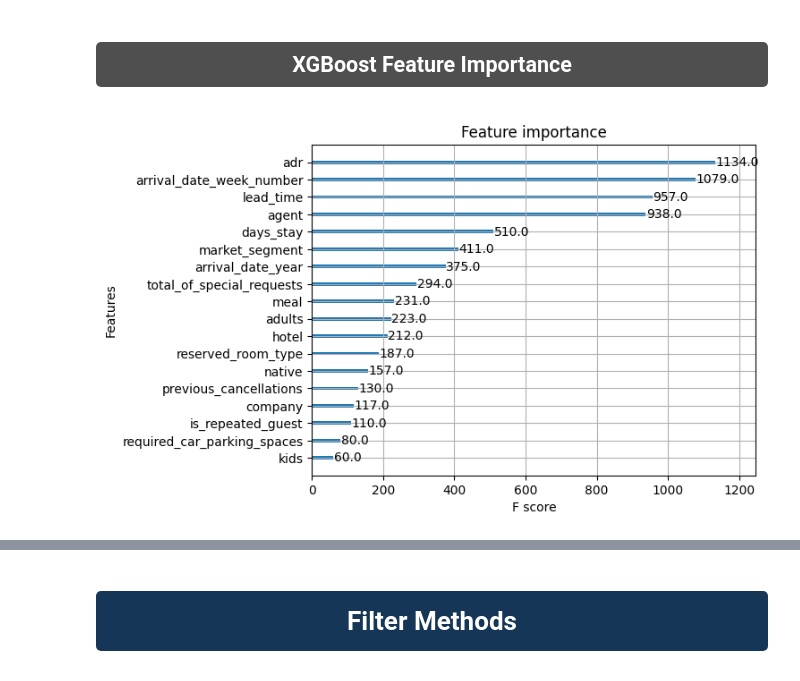
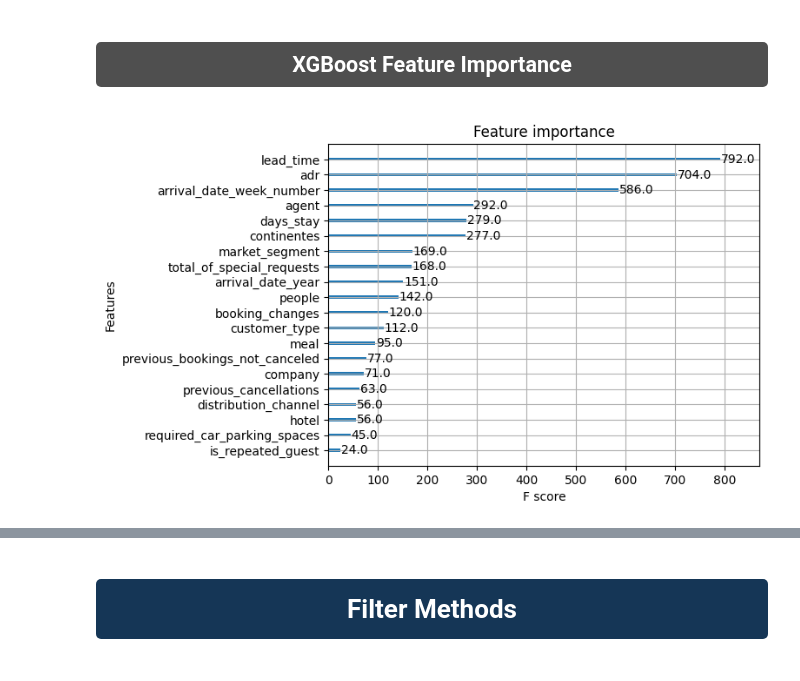
Before and after one commit to ThiagoAmaru/Hotel-Booking-Cancelations, a Jupyter notebook: notebooks/part03_preparation.ipynb, the cells around one changed output, grey strips where cells are left out. Drawn from its saved outputs; the diff is of its cells as text; code cells hidden in the pictures.

```diff
--- a/notebooks/part03_preparation.ipynb
+++ b/notebooks/part03_preparation.ipynb
@@ -136,6 +117,10 @@ shap             : 0.41.0
 category_encoders: 2.6.0
 # %% [markdown]
 # <div style="color:white;display:fill;border-radius:5px;background-color:#0E2031;letter-spacing:0.5px;overflow:hidden"><p style="padding:20px;color:white;overflow:hidden;text-align: center;margin:0;font-size:120%">Data Preparation</p></div>
+# %%
+dotenv.load_dotenv(dotenv.find_dotenv())
+ROOT_DIR = os.getenv('ROOT_DIR')
+data = pd.read_csv(f'{ROOT_DIR}/data/data_processed/hotel_bookings_processed.csv')
 # %%
 data_prep = data.copy()
 data_prep.tail(3)
@@ -152,8 +134,6 @@ ch = data.loc[(data["hotel"] == "City Hotel")].copy()
 data_prep.isna().sum().sum()
 # %% [output]
 0
-# %%
-data_prep=data_prep.dropna()
 # %% [markdown]
 ### <div style="color:white;display:fill;border-radius:5px;background-color:#2E6B8E;letter-spacing:0.5px;overflow:hidden"><p style="padding:10px;color:white;overflow:hidden;text-align: center;margin:0;font-size:120%">Encoding</p></div>
 # %%
@@ -398,0 +267,4 @@ def applylog(log_columns):
+# %%
+rbs = RobustScaler()
+for col in data_prep[selected_features]:
+    data_prep[col] = rbs.fit_transform(data_prep[[col]]).squeeze()
@@ -1210,12 +1043,12 @@ lightgbm.plot_importance(lgbm, figsize=(10, 9));
 # %% [markdown]
 ### <div style="color:white;display:fill;border-radius:5px;background-color:#4F4F4F;letter-spacing:0.5px;overflow:hidden"><p style="padding:10px;color:white;overflow:hidden;text-align: center;margin:0;font-size:120%">XGBoost Feature Importance</p></div>
 # %%
-xgb = XGBClassifier(**xgb_best_params)
+xgb = XGBClassifier()#**xgb_best_params
 xgb.fit(X,y)
 xgboost.plot_importance(xgb);
 
 #fig1=plt.gcf()
 #plt.draw()
 # %% [output]
-[figure, old version]
+[figure, new version]
 # %%
```
Also changed, not shown: parts of 49 cells of this notebook, 6 other files.
